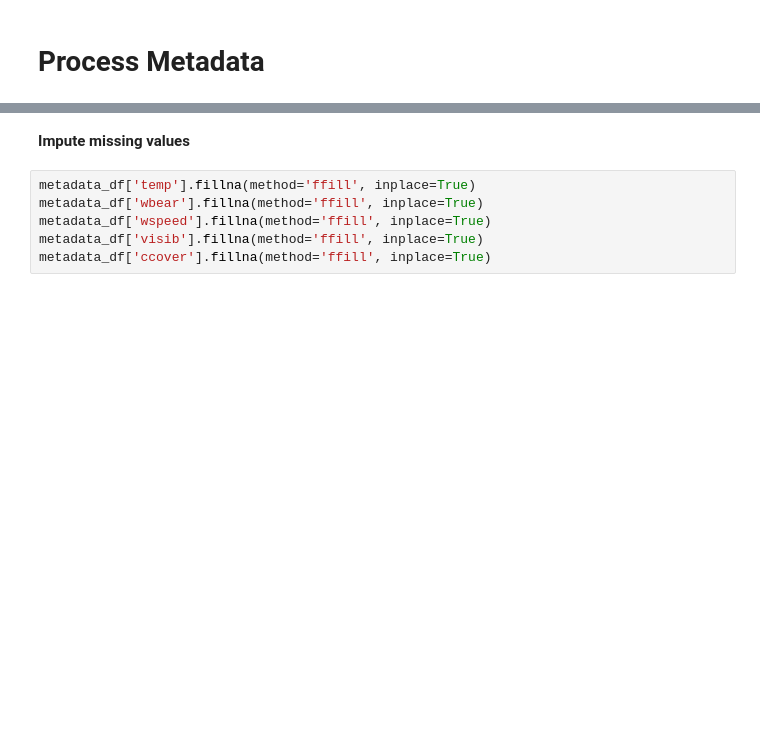
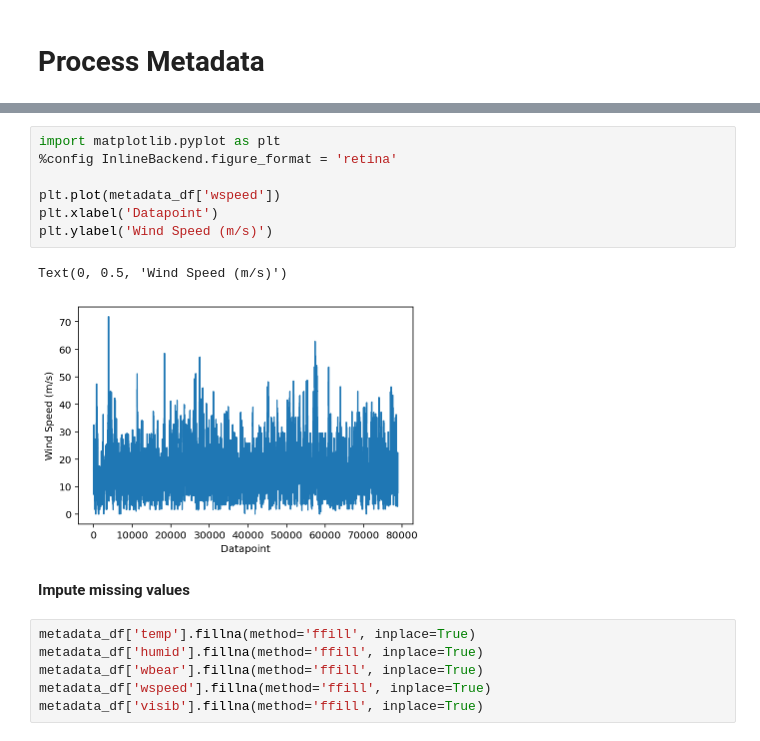
Before and after one commit to naguzmans/opportunistic-utm, a Jupyter notebook: 03_Download_Metadata_Table.ipynb, the cells around one changed output, grey strips where cells are left out. Saved outputs shown, nothing was run; the diff lists cells and outputs as text; blank space fills up the shorter version.

```diff
--- a/03_Download_Metadata_Table.ipynb
+++ b/03_Download_Metadata_Table.ipynb
@@ -235,9 +256,19 @@ metadata_df.describe()
+# %%
+import matplotlib.pyplot as plt
+%config InlineBackend.figure_format = 'retina'
+
+plt.plot(metadata_df['wspeed'])
+plt.xlabel('Datapoint')
+plt.ylabel('Wind Speed (m/s)')
+# %% [output]
+Text(0, 0.5, 'Wind Speed (m/s)')
+[figure, added]
 # %% [markdown]
 **Impute missing values**
 # %%
 metadata_df['temp'].fillna(method='ffill', inplace=True)
+metadata_df['humid'].fillna(method='ffill', inplace=True)
 metadata_df['wbear'].fillna(method='ffill', inplace=True)
 metadata_df['wspeed'].fillna(method='ffill', inplace=True)
 metadata_df['visib'].fillna(method='ffill', inplace=True)
-metadata_df['ccover'].fillna(method='ffill', inplace=True)
 # %% [markdown]
```
Also changed, not shown: parts of 18 cells of this notebook.
